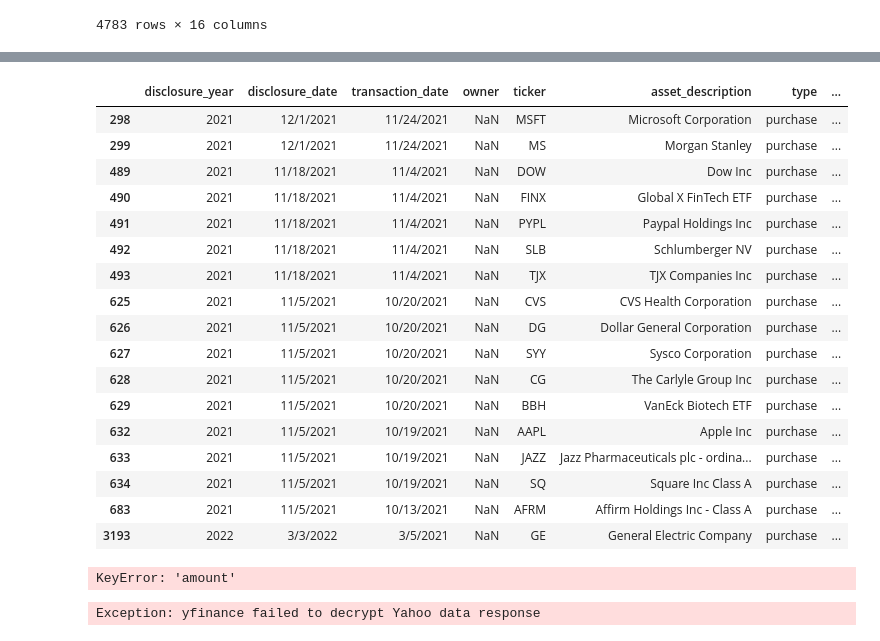
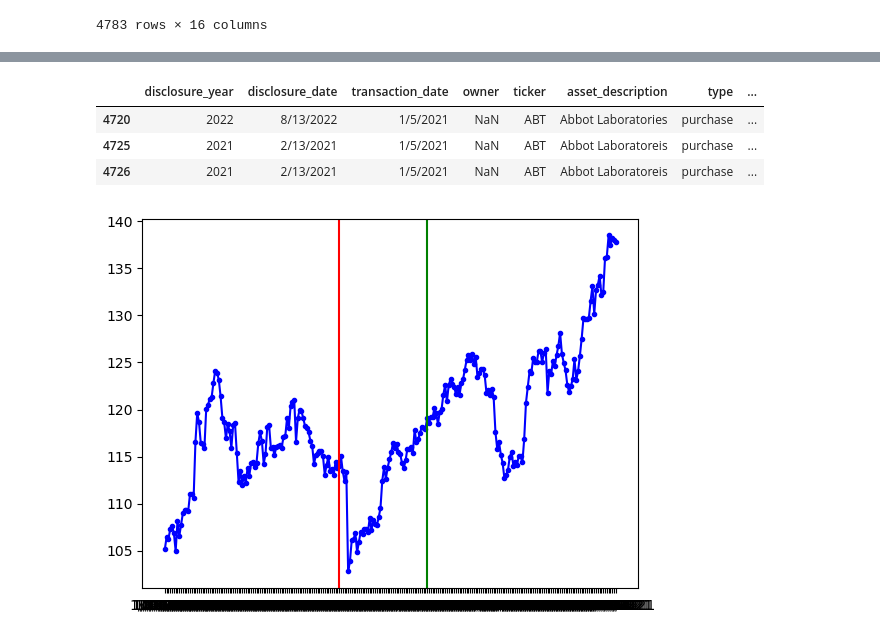
Before and after one commit to AaronLilleoien/Project-1, a Jupyter notebook: Project 1.ipynb, the cells around one changed output, grey strips where cells are left out. Saved outputs shown, nothing was run; the diff lists cells and outputs as text; code cells hidden in the pictures.

```diff
--- a/Project 1.ipynb
+++ b/Project 1.ipynb
@@ -153,0 +136,8 @@ stock_static
+# %%
+acn_purchases = rand_reps_purchases.loc[rand_reps_purchases['ticker'] == "ABT"]
+acn_purchases
+# %% [output]
+|  | disclosure_year | disclosure_date | transaction_date | owner | ticker | asset_description | type | ... |
+| 4720 | 2022 | 8/13/2022 | 1/5/2021 | NaN | ABT | Abbot Laboratories | purchase | ... |
+| 4725 | 2021 | 2/13/2021 | 1/5/2021 | NaN | ABT | Abbot Laboratoreis | purchase | ... |
+| 4726 | 2021 | 2/13/2021 | 1/5/2021 | NaN | ABT | Abbot Laboratoreis | purchase | ... |
@@ -154,43 +148,34 @@ stock_static
 # %%
+ticker = stock_static["ABT"]
+date = stock_static["New Date"]
 
-thomas_suozzi_df = transactions_df.loc[(transactions_df["representative"] == "Thomas Suozzi") & (transactions_df["type"] == "purchase"),:]
-thomas_suozzi_df
+plt.plot(date, ticker, color='blue', marker='.', linestyle='solid')
+plt.axvline("8/03/2021", color = "green")
+plt.axvline("5/24/2021", color ="red")
+
+
+#purchase_price = stock_static[stock_static["New Date"] == "01/04/2021"]["Adj Close"]["AMZN"]
+
+
+#purchase_date = "01/04/2021"
+#purchase_price = stock_static[stock_static["New Date"] == purchase_date]["Adj Close"]["AMZN"]
+
+#plt.plot(purchase_date,purchase_price, marker = "o",color="red")
+#transaction = acn_purchases["transaction_date"]
+
+
+#x = stock_static["Adj Close"]["ABNB"] & date == transaction
+#print(x)
+#plt.plot(transaction)
+#months = ['Jan', 'Feb', 'Mar', 'Apr', 'May', 'Jun', 'Jul', 'Aug', 'Sep', 'Oct', 'Nov', 'Dec', 'Jan']
+#plt.xticks(np.linspace(0,365,13), months)
+
+
+
+#"= df['date'].apply(pd.Timestamp)
+#df=df.set_index('date')
+#df.plot(marker='o')
+
+plt.show()
 # %% [output]
-|  | disclosure_year | disclosure_date | transaction_date | owner | ticker | asset_description | type | ... |
-| 298 | 2021 | 12/1/2021 | 11/24/2021 | NaN | MSFT | Microsoft Corporation | purchase | ... |
-| 299 | 2021 | 12/1/2021 | 11/24/2021 | NaN | MS | Morgan Stanley | purchase | ... |
-| 489 | 2021 | 11/18/2021 | 11/4/2021 | NaN | DOW | Dow Inc | purchase | ... |
-| 490 | 2021 | 11/18/2021 | 11/4/2021 | NaN | FINX | Global X FinTech ETF | purchase | ... |
-| 491 | 2021 | 11/18/2021 | 11/4/2021 | NaN | PYPL | Paypal Holdings Inc | purchase | ... |
-| 492 | 2021 | 11/18/2021 | 11/4/2021 | NaN | SLB | Schlumberger NV | purchase | ... |
-| 493 | 2021 | 11/18/2021 | 11/4/2021 | NaN | TJX | TJX Companies Inc | purchase | ... |
-| 625 | 2021 | 11/5/2021 | 10/20/2021 | NaN | CVS | CVS Health Corporation | purchase | ... |
-| 626 | 2021 | 11/5/2021 | 10/20/2021 | NaN | DG | Dollar General Corporation | purchase | ... |
-| 627 | 2021 | 11/5/2021 | 10/20/2021 | NaN | SYY | Sysco Corporation | purchase | ... |
-| 628 | 2021 | 11/5/2021 | 10/20/2021 | NaN | CG | The Carlyle Group Inc | purchase | ... |
-| 629 | 2021 | 11/5/2021 | 10/20/2021 | NaN | BBH | VanEck Biotech ETF | purchase | ... |
-| 632 | 2021 | 11/5/2021 | 10/19/2021 | NaN | AAPL | Apple Inc | purchase | ... |
-| 633 | 2021 | 11/5/2021 | 10/19/2021 | NaN | JAZZ | Jazz Pharmaceuticals plc - ordina... | purchase | ... |
-| 634 | 2021 | 11/5/2021 | 10/19/2021 | NaN | SQ | Square Inc Class A | purchase | ... |
-| 683 | 2021 | 11/5/2021 | 10/13/2021 | NaN | AFRM | Affirm Holdings Inc - Class A | purchase | ... |
-| 3193 | 2022 | 3/3/2022 | 3/5/2021 | NaN | GE | General Electric Company | purchase | ... |
+[figure, added]
-# %%
-thomas_suozzi_buys = thomas_suozzi_df[["transaction_date", "ticker"]]
-thomas_suozzi_buys
-type(thomas_suozzi_buys["amount"])
-
-
-#ax = plt.subplot(111)
-#ax.bar(thomas_suozzi_buys["transaction_date"], thomas_suozzi_buys["amount"], width=10)
-#ax.xaxis_date()
-
-#plt.show()
-# %% [output]
-KeyError: 'amount'
-# %%
-msft = yf.Ticker("msft")
-stockinfo = msft.info
-for key, value in stockinfo.items():
-    print(key, ":", value)
-# %% [output]
-Exception: yfinance failed to decrypt Yahoo data response
```
Also changed, not shown: parts of 13 cells of this notebook.
